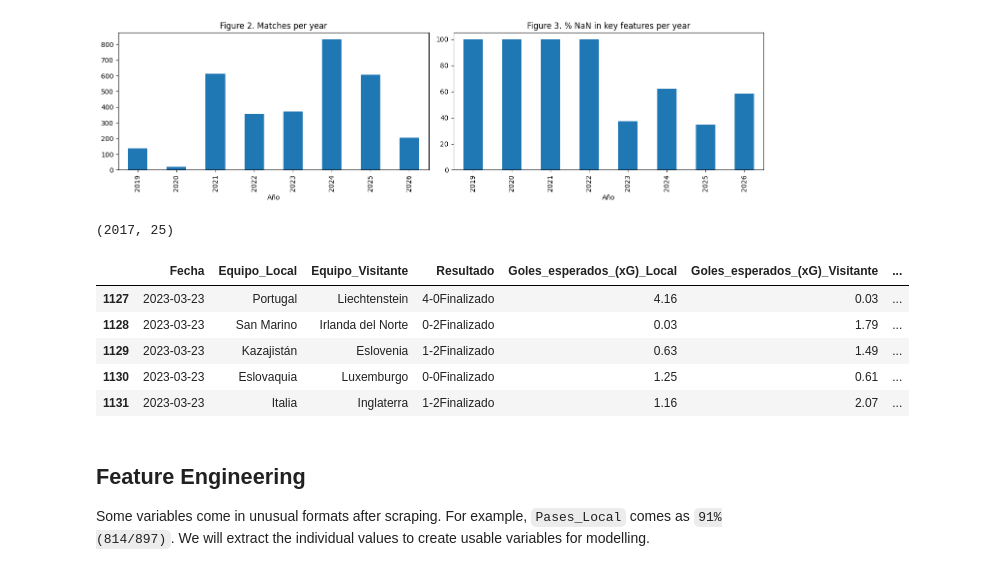
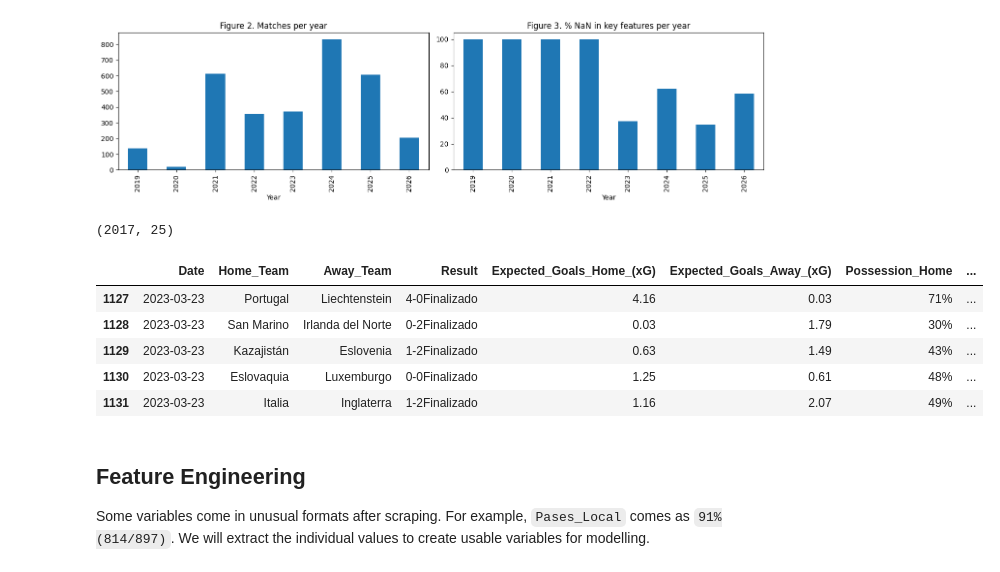
Before and after one commit to dondarjl/Football-scrapping-project, a Jupyter notebook: Data Cleaning.ipynb, the cells around one changed output. Drawn from its saved outputs; the diff is of its cells as text; code cells hidden in the pictures.

```diff
--- a/Data Cleaning.ipynb
+++ b/Data Cleaning.ipynb
@@ -326,8 +395,8 @@ print(df.shape)
 
 # Define the conditions: we want rows that do NOT (~) contain 'sub' (to remove U20, U17, etc.)
 # We use na=False to avoid errors when a cell is empty
-filtro_local = ~df['Equipo_Local'].astype(str).str.contains('sub', case=False, na=False)
-filtro_visitante = ~df['Equipo_Visitante'].astype(str).str.contains('sub', case=False, na=False)
+filtro_local = ~df['Home_Team'].astype(str).str.contains('sub', case=False, na=False)
+filtro_visitante = ~df['Away_Team'].astype(str).str.contains('sub', case=False, na=False)
 
 # Filter the dataset by applying both conditions at once (using the & operator)
 df = df[filtro_local & filtro_visitante]
@@ -371,7 +440,7 @@ print(len(na_pct[na_pct > 50]))
 print(len(na_pct))
 
 #keep these two metrics for their explanatory power and because they are not highly correlated with other features
-cols_protegidas = ['Goles_esperados_(xG)_Local', 'Goles_esperados_(xG)_Visitante']
+cols_protegidas = ['Expected_Goals_Home_(xG)', 'Expected_Goals_Away_(xG)']
 
 cols_eliminar = [
     c for c in df.columns
@@ -441,27 +510,27 @@ df.corr(numeric_only=True).abs().style.format(precision=2).background_gradient(c
 # We also identified those highly correlated with other variables
 # We handle this by defining the following list, which omits several features
 columnas = [
-    'Fecha', 'Equipo_Local', 'Equipo_Visitante', 'Resultado',
-    'Goles_esperados_(xG)_Local', 'Goles_esperados_(xG)_Visitante',
-    'Posesión_Local', 'Posesión_Visitante',
-    # 'Remates_totales_Local', 'Remates_totales_Visitante',
-    'Remates_a_puerta_Local', 'Remates_a_puerta_Visitante',
-    # 'Grandes_ocasiones_Local', 'Grandes_ocasiones_Visitante',
-    'Córneres_Local', 'Córneres_Visitante',
-    'Pases_Local', 'Pases_Visitante',
-    'Tarjetas_amarillas_Local', 'Tarjetas_amarillas_Visitante',
+    'Date', 'Home_Team', 'Away_Team', 'Result',
+    'Expected_Goals_Home_(xG)', 'Expected_Goals_Away_(xG)',
+    'Possession_Home', 'Possession_Away',
+    # 'Total_Shots_Home', 'Total_Shots_Away',
+    'Shots_on_Target_Home', 'Shots_on_Target_Away',
+    # 'Big_Chances_Home', 'Big_Chances_Away',
+    'Corners_Home', 'Corners_Away',
+    'Passes_Home', 'Passes_Away',
+    'Yellow_Cards_Home', 'Yellow_Cards_Away',
     # 'Toques_en_el_área_rival_Local', 'Toques_en_el_área_rival_Visitante',
     # 'Fueras_de_juego_Local', 'Fueras_de_juego_Visitante',
     # 'Tiros_libres_Local', 'Tiros_libres_Visitante',
     # 'Pases_en_el_tercio_final_Local', 'Pases_en_el_tercio_final_Visitante',
     # 'Saques_de_banda_Local', 'Saques_de_banda_Visitante',
-    'Faltas_Local', 'Faltas_Visitante',
+    'Fouls_Home', 'Fouls_Away',
     # 'Entradas_Local', 'Entradas_Visitante',
     # 'Duelos_ganados_Local', 'Duelos_ganados_Visitante',
-    'Paradas_Local', 'Paradas_Visitante',
-    'Puntos_Local', 'Puntos_Visitante',
+    'Saves_Home', 'Saves_Away',
+    'Home_Score', 'Away_Score',
     #'Peso_Local', 'Peso_Visitante',
-    'Valor_Mercado_Millones_Eur_Local', 'Valor_Mercado_Millones_Eur_Visitante'
+    'Home_Market_Value_Millions_EUR', 'Away_Market_Value_Millions_EUR'
 ]
 
 # Filter using list comprehension
@@ -492,8 +561,8 @@ Data such as xG is not available for very old dates, so we keep only matches wit
 import matplotlib.pyplot as plt
 
 # Matches per year
-df['Año'] = df['Fecha'].dt.year
-conteo = df.groupby('Año').size()
+df['Year'] = df['Date'].dt.year
+conteo = df.groupby('Year').size()
 
 fig, axes = plt.subplots(1, 2, figsize=(14, 4))
 
@@ -501,8 +570,8 @@ fig, axes = plt.subplots(1, 2, figsize=(14, 4))
 conteo.plot(kind='bar', ax=axes[0], title='Figure 2. Matches per year')
 
 # % of NaN in key features per year (the actual justification)
-features_clave = ['Goles_esperados_(xG)_Local', 'Goles_esperados_(xG)_Visitante']  # add xG or other features if available
-pct_nans = df.groupby('Año')[features_clave].apply(lambda x: x.isna().mean().mean() * 100)
+features_clave = ['Expected_Goals_Home_(xG)', 'Expected_Goals_Away_(xG)']  # add xG or other features if available
+pct_nans = df.groupby('Year')[features_clave].apply(lambda x: x.isna().mean().mean() * 100)
 pct_nans.plot(kind='bar', ax=axes[1], title='Figure 3. % NaN in key features per year')
 
 plt.tight_layout()
@@ -512,17 +581,17 @@ plt.show()
 # %%
 # Remove very old dates (little information available)
 fecha_corte = pd.to_datetime('2023-01-01')
-df = df[df['Fecha'] >= fecha_corte].copy()
+df = df[df['Date'] >= fecha_corte].copy()
 print(df.shape)
 df.head()
 # %% [output]
 (2017, 25)
-|  | Fecha | Equipo_Local | Equipo_Visitante | Resultado | Goles_esperados_(xG)_Local | Goles_esperados_(xG)_Visitante | ... |
-| 1127 | 2023-03-23 | Portugal | Liechtenstein | 4-0Finalizado | 4.16 | 0.03 | ... |
-| 1128 | 2023-03-23 | San Marino | Irlanda del Norte | 0-2Finalizado | 0.03 | 1.79 | ... |
-| 1129 | 2023-03-23 | Kazajistán | Eslovenia | 1-2Finalizado | 0.63 | 1.49 | ... |
-| 1130 | 2023-03-23 | Eslovaquia | Luxemburgo | 0-0Finalizado | 1.25 | 0.61 | ... |
-| 1131 | 2023-03-23 | Italia | Inglaterra | 1-2Finalizado | 1.16 | 2.07 | ... |
+|  | Date | Home_Team | Away_Team | Result | Expected_Goals_Home_(xG) | Expected_Goals_Away_(xG) | Possession_Home | ... |
+| 1127 | 2023-03-23 | Portugal | Liechtenstein | 4-0Finalizado | 4.16 | 0.03 | 71% | ... |
+| 1128 | 2023-03-23 | San Marino | Irlanda del Norte | 0-2Finalizado | 0.03 | 1.79 | 30% | ... |
+| 1129 | 2023-03-23 | Kazajistán | Eslovenia | 1-2Finalizado | 0.63 | 1.49 | 43% | ... |
+| 1130 | 2023-03-23 | Eslovaquia | Luxemburgo | 0-0Finalizado | 1.25 | 0.61 | 48% | ... |
+| 1131 | 2023-03-23 | Italia | Inglaterra | 1-2Finalizado | 1.16 | 2.07 | 49% | ... |
 # %% [markdown]
 ## Feature Engineering
 
```
Also changed, not shown: parts of 46 cells of this notebook.
